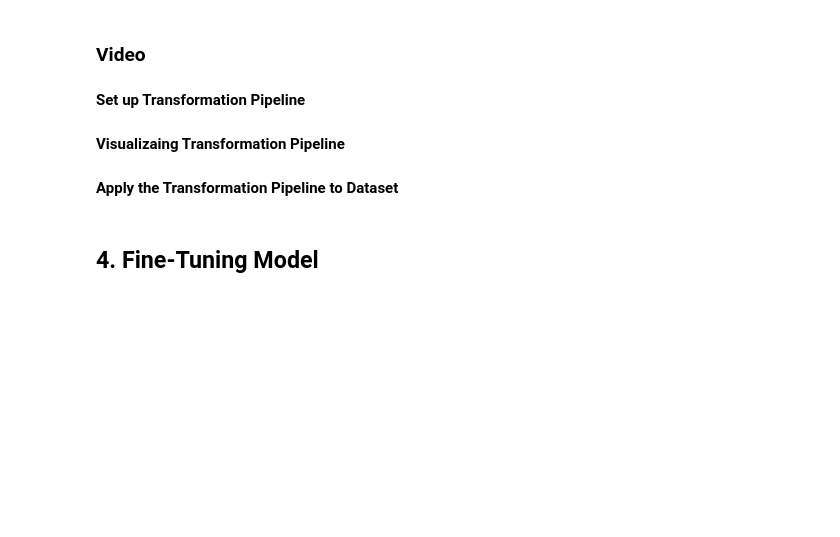
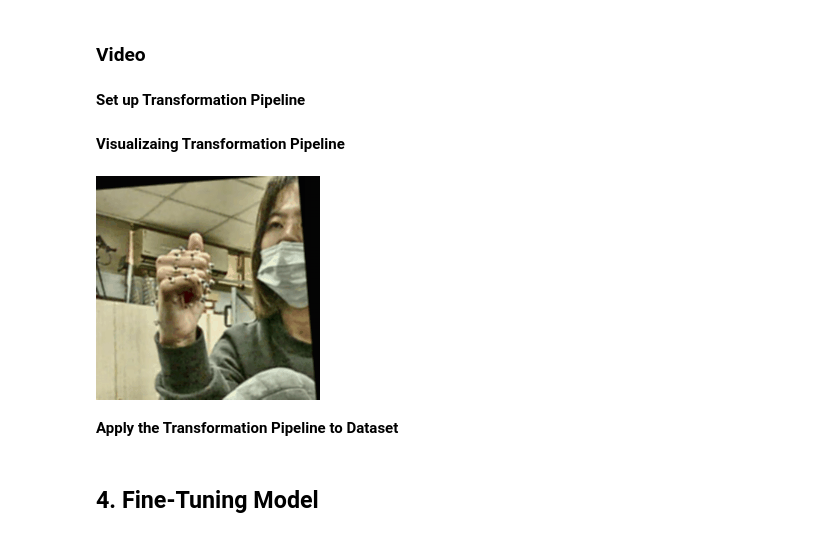
Before and after one commit to jeffrymahbuubi/depth-camera-orbbec, a Jupyter notebook: DEVELOPMENT/notebook/2_model_development.ipynb, the cells around one changed output. Drawn from its saved outputs; the diff is of its cells as text; code cells hidden in the pictures; blank space fills up the shorter version.

```diff
--- a/DEVELOPMENT/notebook/2_model_development.ipynb
+++ b/DEVELOPMENT/notebook/2_model_development.ipynb
@@ -460,34 +481,36 @@ def create_gif(video_tensor: torch.Tensor, filename="sample.gif") -> str:
     T, C, H, W = video_tensor.shape
     frames = []
     for t in range(T):
         frame = video_tensor[t]                     # (C, H, W)
         arr = frame.permute(1, 2, 0).cpu().numpy()  # (H, W, C)
         arr = unnormalize_img(arr)
         frames.append(arr)
     imageio.mimsave(filename, frames, duration=0.25)
     return filename
 
 def display_gif(video_tensor: torch.Tensor, gif_name="sample.gif") -> Image:
     """
     video_tensor: (T, C, H, W)
     """
     gif_path = create_gif(video_tensor, gif_name)
     return Image(filename=gif_path)
 
 # -------------------------------------------------------
 # Example usage on val_ds:
 
-idx     = 0
+idx     = 8
 example = train_ds[idx]
 
 # extract & squeeze:
 arr = np.array(example["video"], dtype=np.float32)
 if arr.ndim == 5 and arr.shape[0] == 1:
     arr = arr.squeeze(0)         # now (T, C, H, W)
 
 vid   = torch.from_numpy(arr).float()      # (T, C, H, W)
 vid_t = train_transform(vid)                 # still (T, C, H, W)
 display_gif(vid_t, gif_name="val_sample.gif")
+# %% [output]
+[figure, added]
 # %% [markdown]
 **Apply the Transformation Pipeline to Dataset**
 # %%
```
Also changed, not shown: parts of 2 cells of this notebook, 5 other files.
